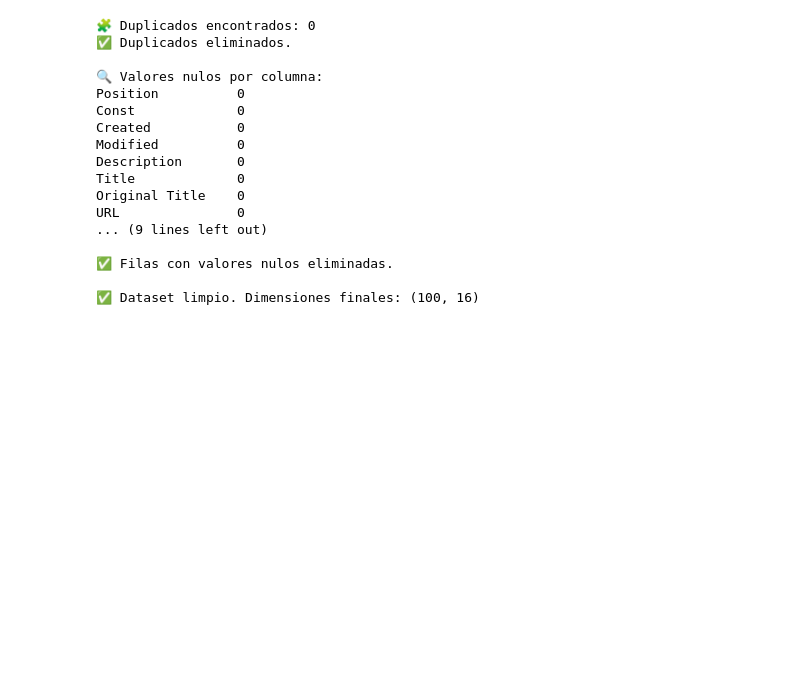
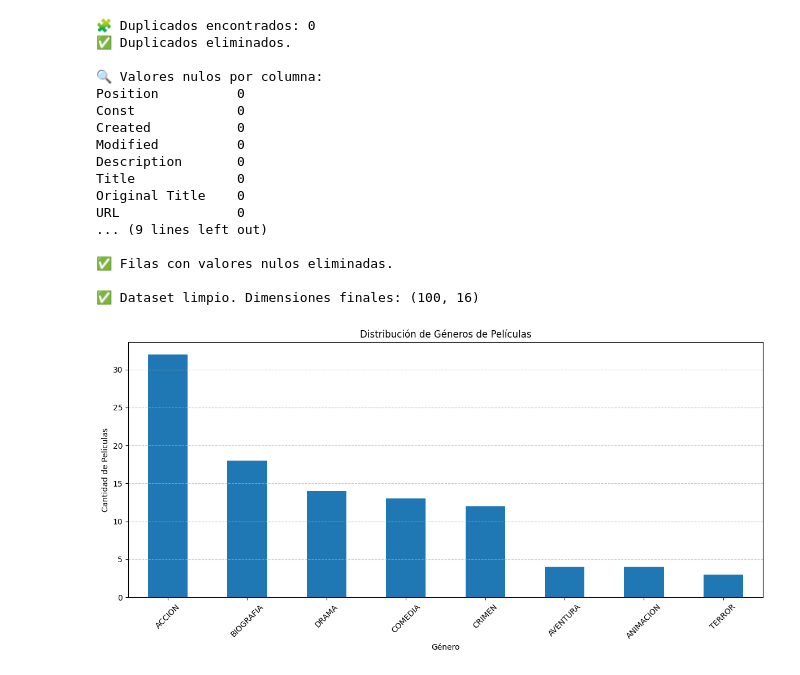
Before and after one commit to DataNova-ai/datanova-core, a Jupyter notebook: analisispeliculas.ipynb, the cells around one changed output. Saved outputs shown, nothing was run; the diff lists cells and outputs as text; code cells hidden in the pictures; blank space fills up the shorter version.

```diff
--- a/analisispeliculas.ipynb
+++ b/analisispeliculas.ipynb
@@ -94,3 +94,29 @@ URL               0
 ✅ Filas con valores nulos eliminadas.
 
 ✅ Dataset limpio. Dimensiones finales: (100, 16)
+# %%
+import pandas as pd
+import matplotlib.pyplot as plt
+
+# Si ya tienes el DataFrame `df` cargado y limpio, no necesitas volver a cargarlo.
+
+# Separar múltiples géneros en columnas individuales (si están separados por comas)
+df_exploded = df.copy()
+df_exploded['Genres'] = df_exploded['Genres'].str.split(', ')
+df_exploded = df_exploded.explode('Genres')
+
+# Contar frecuencia por género
+genre_counts = df_exploded['Genres'].value_counts()
+
+# Visualización
+plt.figure(figsize=(12, 6))
+genre_counts.plot(kind='bar')
+plt.title('Distribución de Géneros de Películas')
+plt.xlabel('Género')
+plt.ylabel('Cantidad de Películas')
+plt.xticks(rotation=45)
+plt.grid(axis='y', linestyle='--', alpha=0.7)
+plt.tight_layout()
+plt.show()
+# %% [output]
+[figure, added]
```
